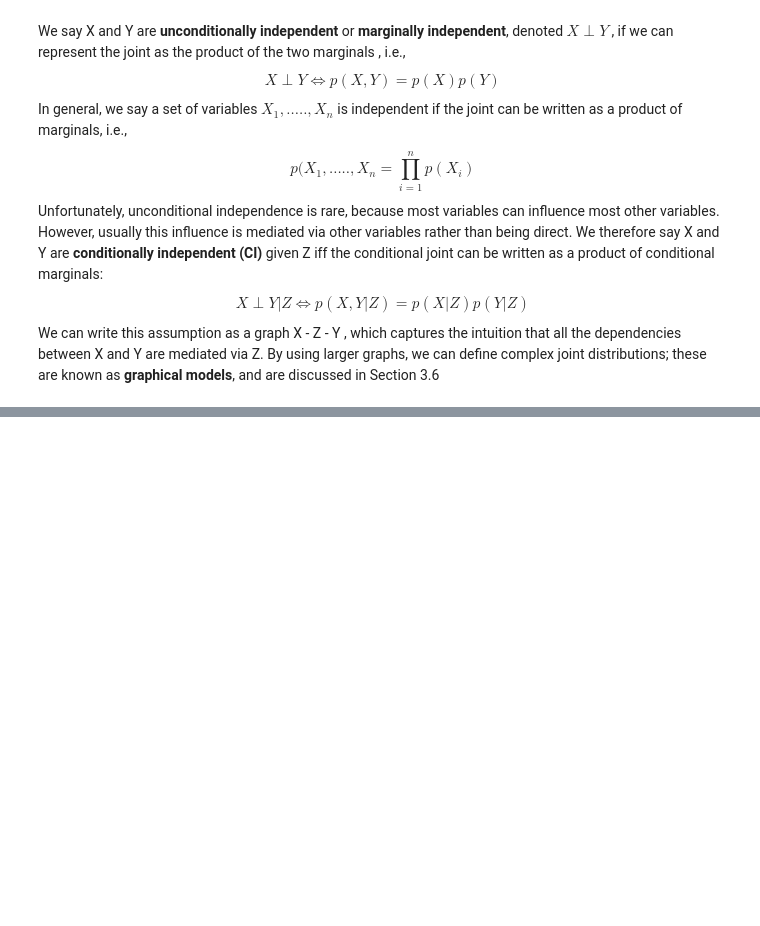
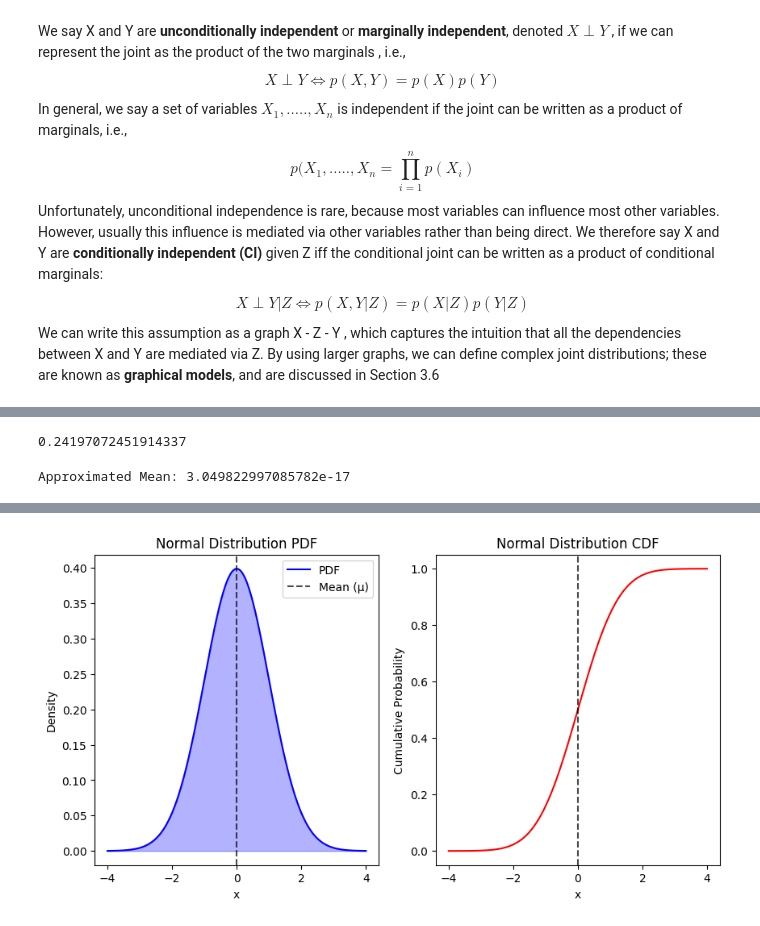
Before and after one commit to bwcastillo/apuntes_pl_ml, a Jupyter notebook: chapt02_2-RandomVariables.ipynb, the cells around one changed output, grey strips where cells are left out. Drawn from its saved outputs; the diff is of its cells as text; code cells hidden in the pictures; blank space fills up the shorter version.

```diff
--- a/chapt02_2-RandomVariables.ipynb
+++ b/chapt02_2-RandomVariables.ipynb
@@ -130,0 +155,75 @@ We describe various summary statistics that can be derived from a probability di
+# %%
+import scipy.integrate as integrate
+
+def pdf_normal(x, mu=0, sigma=1):
+    """Returns the probability density of a normal distribution at point x."""
+    from math import exp, pi, sqrt
+    return (1 / (sigma * sqrt(2 * pi))) * exp(-0.5 * ((x - mu) / sigma) ** 2)
+
+
+pdf_normal(1)
+# %% [output]
+0.24197072451914337
+# %%
+def pdf_normal(x, mu=0, sigma=1):
+    """Probability density function of a normal distribution."""
+    from math import exp, pi, sqrt
+    return (1 / (sigma * sqrt(2 * pi))) * exp(-0.5 * ((x - mu) / sigma) ** 2)
+
+def mean_continuous(pdf, a, b, num_points=10000):
+    """Approximate the mean of a continuous distribution using numerical integration."""
+    dx = (b - a) / num_points
+    total = 0
+
+    for i in range(num_points):
+        x = a + i * dx
+        total += x * pdf(x) * dx  # Trapezoidal method approximation
+
+    return total
+
+# Approximate the mean of a standard normal distribution (-inf to inf)
+mean_value = mean_continuous(pdf_normal, -10, 10)  # Truncate integration at ±10
+print("Approximated Mean:", mean_value)
+# %% [output]
+Approximated Mean: 3.049822997085782e-17
+# %%
+import numpy as np
+import matplotlib.pyplot as plt
+from math import exp, pi, sqrt
+from scipy.special import erf
+
+# Define the Normal PDF
+def pdf_normal(x, mu=0, sigma=1):
+    """Probability density function (PDF) of a normal distribution."""
+    return (1 / (sigma * sqrt(2 * pi))) * exp(-0.5 * ((x - mu) / sigma) ** 2)
+
+# Define the Normal CDF
+def cdf_normal(x, mu=0, sigma=1):
+    """Cumulative distribution function (CDF) of a normal distribution."""
+    return 0.5 * (1 + erf((x - mu) / (sigma * sqrt(2))))
+
+# Generate X values
+x_values = np.linspace(-4, 4, 1000)  # Range from -4σ to +4σ
+pdf_values = [pdf_normal(x) for x in x_values]
+cdf_values = [cdf_normal(x) for x in x_values]
+
+# Plot the PDF
+plt.figure(figsize=(10, 5))
+plt.subplot(1, 2, 1)
+plt.plot(x_values, pdf_values, label="PDF", color="blue")
+plt.fill_between(x_values, pdf_values, alpha=0.3, color="blue")
+plt.axvline(0, color="black", linestyle="--", alpha=0.7, label="Mean (μ)")
+plt.title("Normal Distribution PDF")
+plt.xlabel("x")
+plt.ylabel("Density")
+plt.legend()
+
+# Plot the CDF
+plt.subplot(1, 2, 2)
+plt.plot(x_values, cdf_values, label="CDF", color="red")
+plt.axvline(0, color="black", linestyle="--", alpha=0.7, label="Mean (μ)")
+plt.title("Normal Distribution CDF")
+plt.xlabel("x")
+plt.ylabel("Cumulative Probability")
+plt
+# %% [output]
@@ -130,0 +231 @@ We describe various summary statistics that can be derived from a probability di
+[figure, added]
```
Also changed, not shown: parts of 6 cells of this notebook, 12 other files.
